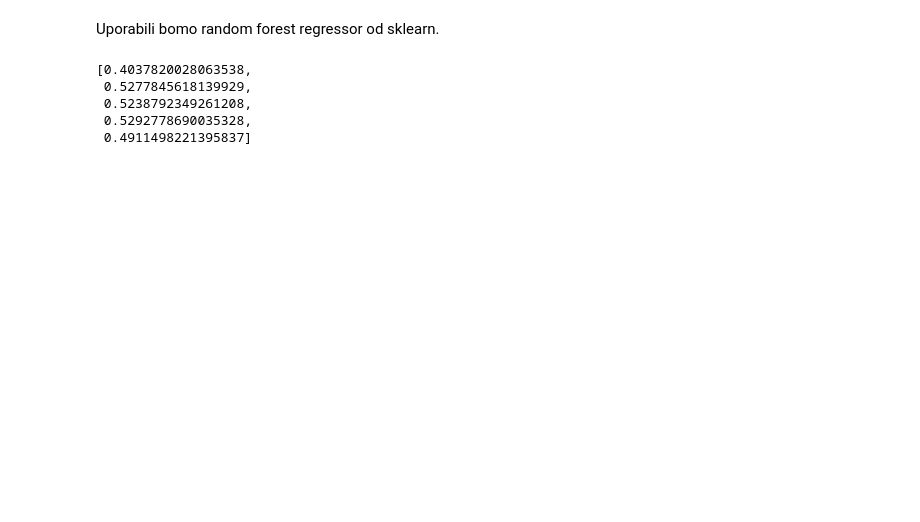
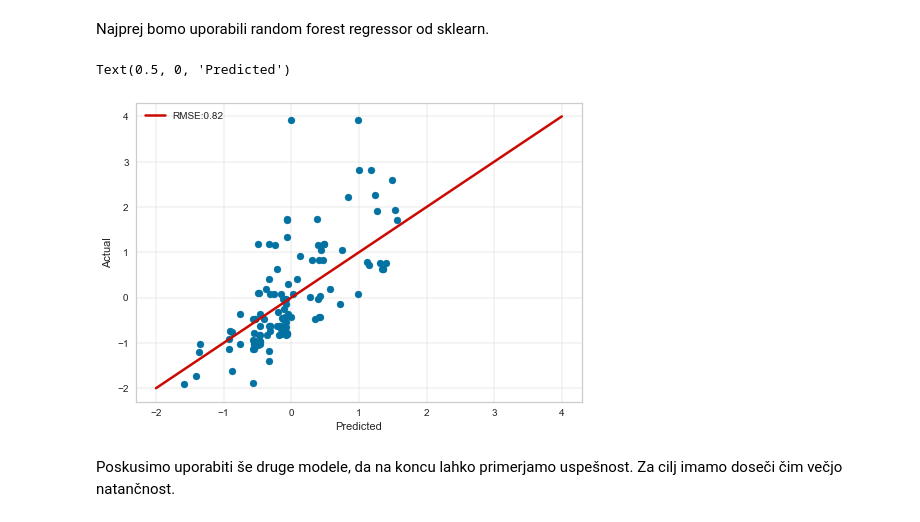
Before and after one commit to LanaP3/Projektna_naloga, a Jupyter notebook: predict_price.ipynb, the cells around one changed output. Saved outputs shown, nothing was run; the diff lists cells and outputs as text; code cells hidden in the pictures; blank space fills up the shorter version.

Commit message:
dodajanje modelov za izboljsavo napovedovanja cene, dodan featurre: spol avtorja

```diff
--- a/predict_price.ipynb
+++ b/predict_price.ipynb
@@ -14,7 +20,7 @@ from datetime import datetime
 df_1 = pd.read_csv(".\\audiobooks.csv")
 df_2 = pd.read_csv(".\\audiobooks_2.csv")
 df = df_1.merge(df_2, on='audiobook_id')
-df = df[['price', 'release_date', 'length', 'rating_overall', 'rating_performance', 'rating_story']].dropna()
+df = df[['price', 'release_date', 'length', 'rating_overall', 'rating_performance', 'rating_story', 'author']].dropna()
 
 def convert_time(time_str):
     year = time_str[-2:]
@@ -36,7 +42,7 @@ def convert_duration(length):
         time = int(hours)*60
     return time
 
-df['release_date'] = df['release_date'].apply(convert_time)
-df['length'] = df['length'].apply(convert_duration)
-df['price'] = df['price'].apply(lambda s : float(s[1:]))
-df
+df['release_date'] = stats.zscore(df['release_date'].apply(convert_time))
+df['length'] = stats.zscore(df['length'].apply(convert_duration))
+df['price'] = stats.zscore(df['price'].apply(lambda s : float(s[1:])))
+df['rating_overall'] = stats.zscore(df['rating_overall'])
@@ -65,31 +82,25 @@ array(['release_date', 'length'], dtype=object)
 # %% [markdown]
-Uporabili bomo random forest regressor od sklearn.
+Najprej bomo uporabili random forest regressor od sklearn.
+# %%
+X, y = df[["release_date", 'length', 'rating_overall', 'author_gender']], df["price"]
+ss = ShuffleSplit(n_splits=5, random_state=0)
 # %%
-ss = ShuffleSplit(n_splits=5, random_state=0)
-def average_score(scores, n):
-    ''' average in list, only last n values '''
-    s=0
-    for i in range(n):
-        s+=scores[-(i+1)]
-    return s/n
-#X = df[['length', 'release_date']]
-def RandomForestRegression():
-    model = RandomForestRegressor(max_depth=4, random_state=0)
+model = RandomForestRegressor(max_depth=4, random_state=0)
 
-    Scores = []
-    for train_index, test_index in ss.split(X, y):
-        X_train, X_test = X.iloc[train_index], X.iloc[test_index]
-        y_train, y_test = y.iloc[train_index], y.iloc[test_index]
-        model.fit(X_train, y_train)
-
-        score = model.score(X_test, y_test)
-        Scores.append(score)
-    return Scores
+for train_index, test_index in ss.split(X, y):
+    X_train, X_test = X.iloc[train_index], X.iloc[test_index]
+    y_train, y_test = y.iloc[train_index], y.iloc[test_index]
+model.fit(X_train, y_train)
+pred = model.predict(X_test)
-# %%
-RandomForestRegression()
-# %% [output]
-[0.4037820028063538,
- 0.5277845618139929,
- 0.5238792349261208,
- 0.5292778690035328,
- 0.4911498221395837]
+# %%
+plt.scatter(pred,y_test)
+plt.grid(lw=0.4)
+plt.plot(np.linspace(-2,4,100),np.linspace(-2,4,100),c="r",lw=2.5,label=f"RMSE:{round(np.sqrt(mean_squared_error(pred,y_test)),2)}")
+plt.legend(loc=2)
+plt.ylabel("Actual")
+plt.xlabel("Predicted")
+# %% [output]
+Text(0.5, 0, 'Predicted')
+[figure, added]
+# %% [markdown]
+Poskusimo uporabiti še druge modele, da na koncu lahko primerjamo uspešnost. Za cilj imamo doseči čim večjo natančnost.
```
Also changed, not shown: parts of 10 cells of this notebook, 6 other files.
